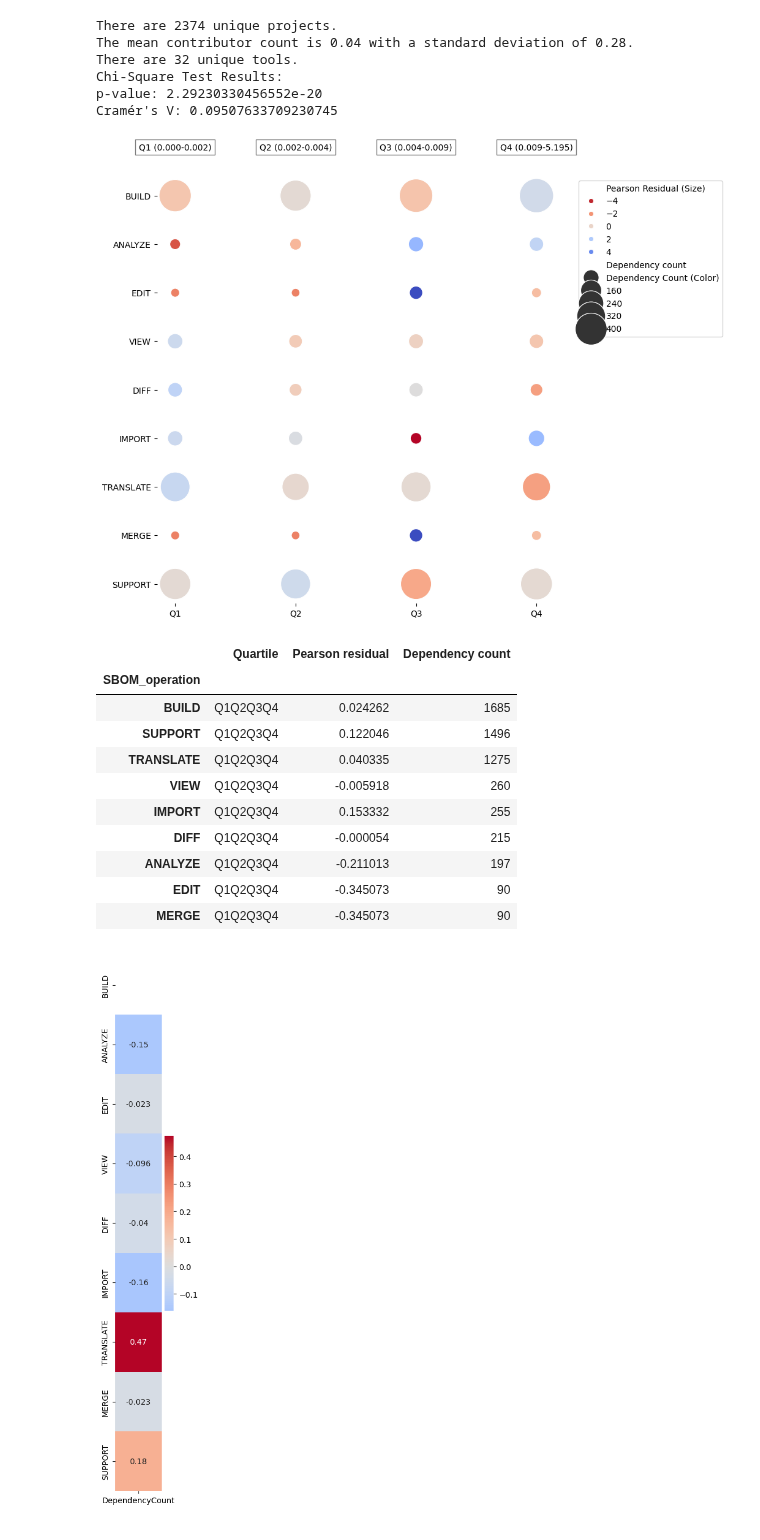
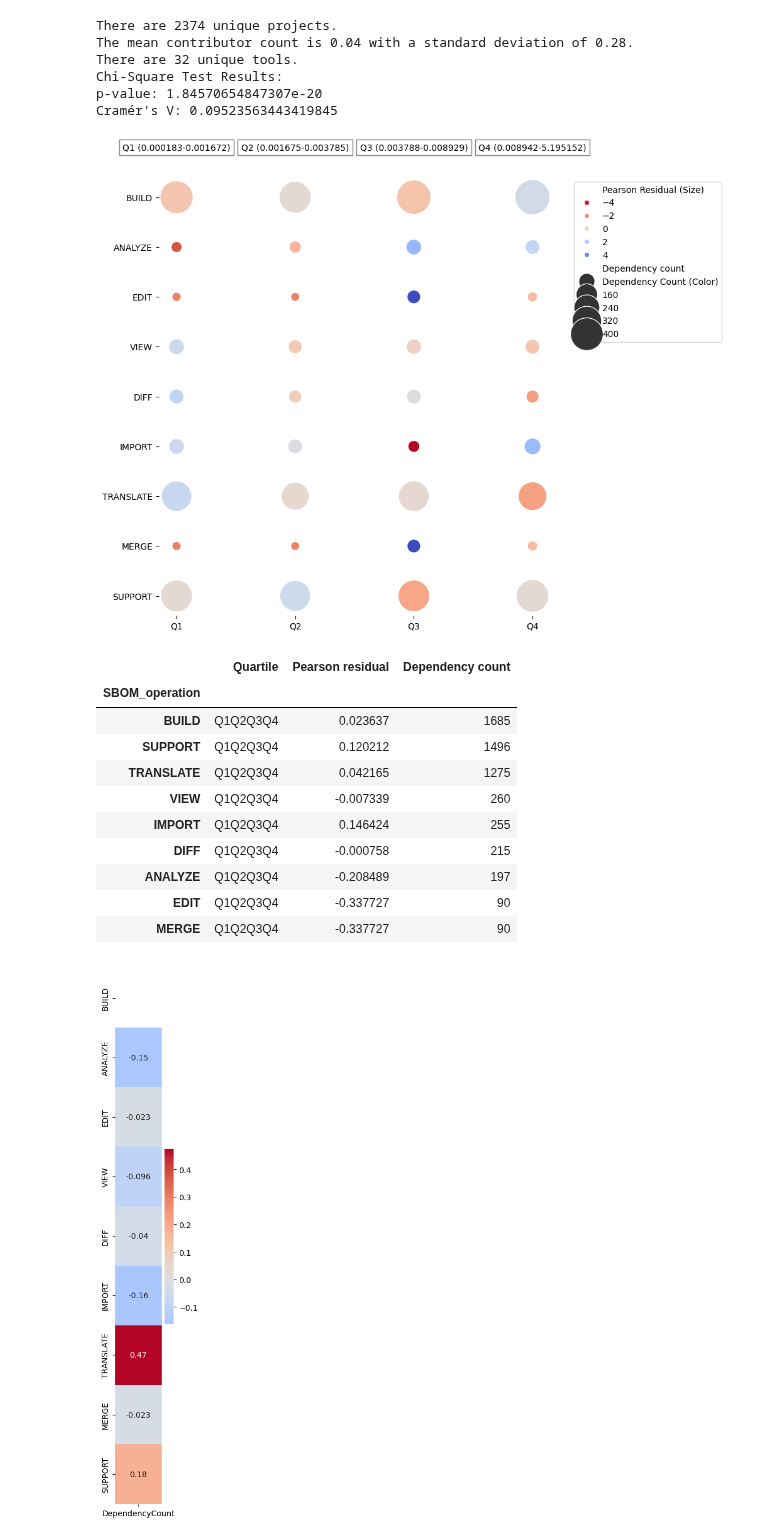
Before and after one commit to SAILResearch/wip-24-ali-sbom-emse, a Jupyter notebook: RQ4-project/analysis.ipynb, the cells around one changed output. Cells and saved outputs as stored; diff of their text form; code cells hidden in the pictures.

```diff
--- a/RQ4-project/analysis.ipynb
+++ b/RQ4-project/analysis.ipynb
@@ -104,7 +104,7 @@ df_project['CommitCountQuartile'] = pd.qcut(df_project['commit_count'], 4, label
 
 # Determine the range for each quartile
 quartile_ranges = df_project.groupby('CommitCountQuartile')['commit_count'].agg([min, max])
-quartile_ranges_labels = [f'Q{i+1} ({row["min"]:.3f}-{row["max"]:.3f})' for i, row in quartile_ranges.iterrows()]
+quartile_ranges_labels = [f'Q{i+1} ({row["min"]:.5f}-{row["max"]:.5f})' for i, row in quartile_ranges.iterrows()]
 
 # Initialize a DataFrame to store the counts of SBOM operations
 count_data = pd.DataFrame(index=SBOM_operations, columns=[f'Q{i+1}' for i in range(4)]).fillna(0)
@@ -236,11 +236,11 @@ print(f'There are {unique_tool_count} unique tools.')
 SBOM_operations = ['BUILD', 'ANALYZE', 'EDIT', 'VIEW', 'DIFF', 'IMPORT', 'TRANSLATE', 'MERGE', 'SUPPORT']
 quantitative_metrics = ['contributor_count']
 
-df_project['CommitCountQuartile'] = pd.qcut(df_project['contributor_count'].rank(method='first'), 4, labels=False)
+df_project['CommitCountQuartile'] = pd.qcut(df_project['contributor_count'], 4, labels=False)
 
 # Determine the range for each quartile
 quartile_ranges = df_project.groupby('CommitCountQuartile')['contributor_count'].agg([min, max])
-quartile_ranges_labels = [f'Q{i+1} ({row["min"]:.3f}-{row["max"]:.3f})' for i, row in quartile_ranges.iterrows()]
+quartile_ranges_labels = [f'Q{i+1} ({row["min"]:.6f}-{row["max"]:.6f})' for i, row in quartile_ranges.iterrows()]
 
 # Initialize a DataFrame to store the counts of SBOM operations
 count_data = pd.DataFrame(index=SBOM_operations, columns=[f'Q{i+1}' for i in range(4)]).fillna(0)
@@ -292,47 +292,47 @@ scatter = sns.scatterplot(
 
 # Add titles and labels
 plt.xlabel('')
 plt.ylabel('')
 
 # Annotate the quartiles with their range
 for i, label in enumerate(quartile_ranges_labels):
     plt.text(i, -1, label, ha='center', va='center', fontsize=10, bbox=dict(facecolor='white', alpha=0.5))
 
 # Adjust the aspect ratio to make columns narrower
 sns.despine(left=True, bottom=True)
 plt.tight_layout()
 
 # Modify legend text and place it outside the plot
 handles, labels = scatter.get_legend_handles_labels()
 labels[0] = 'Pearson Residual (Size)'
 labels[7] = 'Dependency Count (Color)'
 plt.legend(handles=handles, labels=labels, bbox_to_anchor=(1.05, 1), loc='upper left')
 
 # plt.savefig("scatter_heatmap_SBOM_operations_quartiles.pdf", format='pdf', bbox_inches='tight')
 plt.show()
 
 scatter_data.to_csv('contributor_count_quartile.csv', index=False)
 grouped_data = scatter_data.groupby('SBOM_operation').sum().sort_values('Dependency count', ascending=False)
 grouped_data
 # %% [output]
 There are 2374 unique projects.
 The mean contributor count is 0.04 with a standard deviation of 0.28.
 There are 32 unique tools.
 Chi-Square Test Results:
-p-value: 2.29230330456552e-20
-Cramér's V: 0.09507633709230745
+p-value: 1.84570654847307e-20
+Cramér's V: 0.09523563443419845
-[figure, old version]
+[figure, new version]
 |  | Quartile | Pearson residual | Dependency count |
 | SBOM_operation |  |  |  |
-| BUILD | Q1Q2Q3Q4 | 0.024262 | 1685 |
-| SUPPORT | Q1Q2Q3Q4 | 0.122046 | 1496 |
-| TRANSLATE | Q1Q2Q3Q4 | 0.040335 | 1275 |
-| VIEW | Q1Q2Q3Q4 | -0.005918 | 260 |
-| IMPORT | Q1Q2Q3Q4 | 0.153332 | 255 |
-| DIFF | Q1Q2Q3Q4 | -0.000054 | 215 |
-| ANALYZE | Q1Q2Q3Q4 | -0.211013 | 197 |
-| EDIT | Q1Q2Q3Q4 | -0.345073 | 90 |
-| MERGE | Q1Q2Q3Q4 | -0.345073 | 90 |
+| BUILD | Q1Q2Q3Q4 | 0.023637 | 1685 |
+| SUPPORT | Q1Q2Q3Q4 | 0.120212 | 1496 |
+| TRANSLATE | Q1Q2Q3Q4 | 0.042165 | 1275 |
+| VIEW | Q1Q2Q3Q4 | -0.007339 | 260 |
+| IMPORT | Q1Q2Q3Q4 | 0.146424 | 255 |
+| DIFF | Q1Q2Q3Q4 | -0.000758 | 215 |
+| ANALYZE | Q1Q2Q3Q4 | -0.208489 | 197 |
+| EDIT | Q1Q2Q3Q4 | -0.337727 | 90 |
+| MERGE | Q1Q2Q3Q4 | -0.337727 | 90 |
 # %%
 import pandas as pd
 
```
Also changed, not shown: parts of 1 cell of this notebook, 1 other file.
